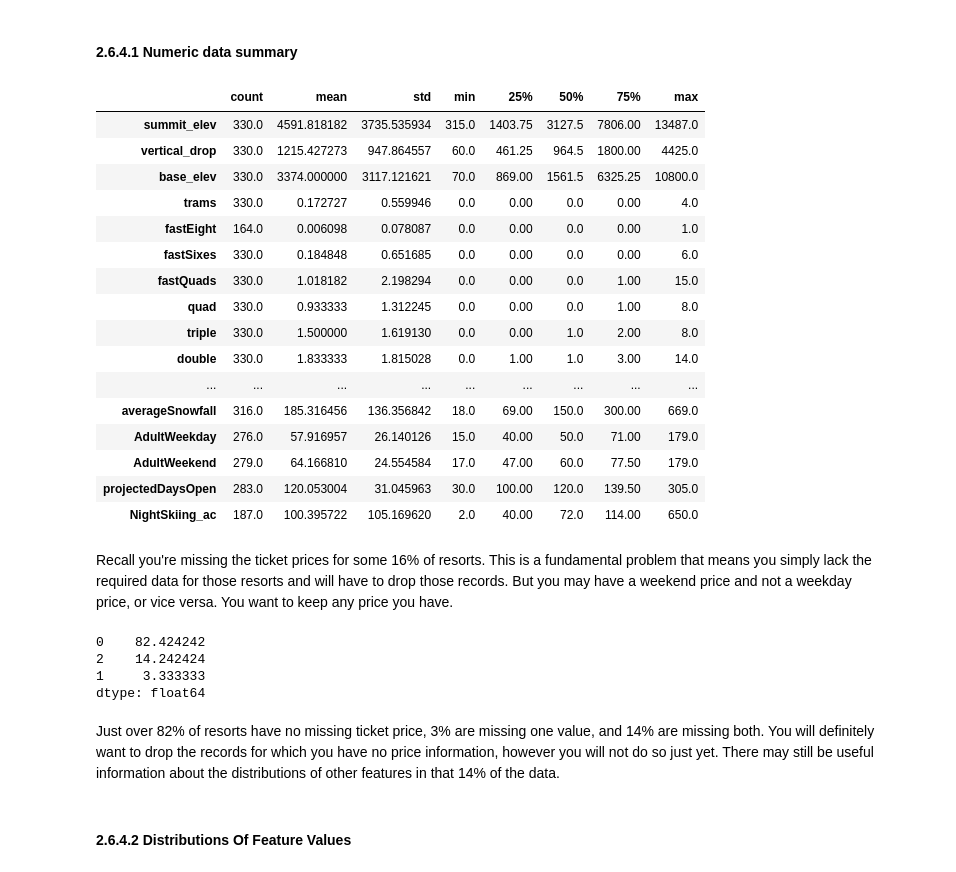
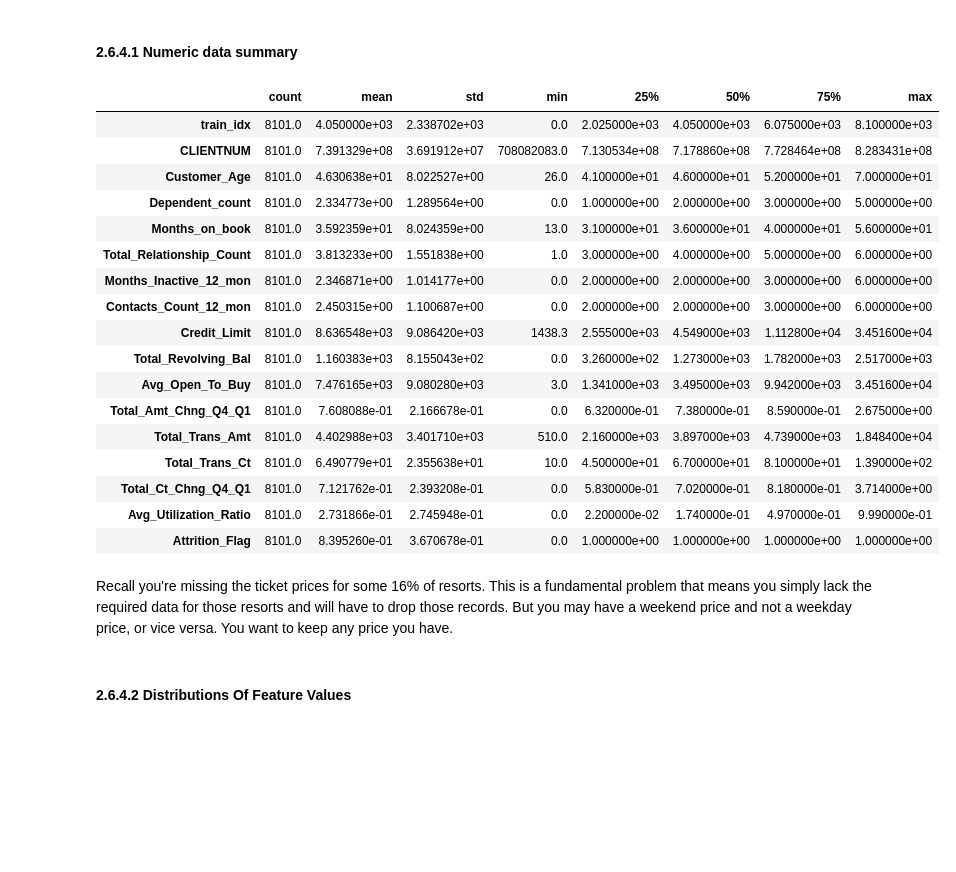
Before and after one commit to tpoozhikala/Bank-Churnrate, a Jupyter notebook: 2_Data_Wrangling/02_data_wrangling.ipynb, the cells around one changed output. Cells and saved outputs as stored; diff of their text form; code cells hidden in the pictures; blank space fills up the shorter version.

```diff
--- a/2_Data_Wrangling/02_data_wrangling.ipynb
+++ b/2_Data_Wrangling/02_data_wrangling.ipynb
@@ -354,39 +276,30 @@ Having decided to reserve judgement on how exactly you utilize the State, turn y
 # %%
 #Code task 17#
 #Call ski_data's `describe` method for a statistical summary of the numerical columns
 #Hint: there are fewer summary stat columns than features, so displaying the transpose
 #will be useful again
-ski_data.describe().T
+bank_df.describe().T
 # %% [output]
 |  | count | mean | std | min | 25% | 50% | 75% | max |
-| summit_elev | 330.0 | 4591.818182 | 3735.535934 | 315.0 | 1403.75 | 3127.5 | 7806.00 | 13487.0 |
-| vertical_drop | 330.0 | 1215.427273 | 947.864557 | 60.0 | 461.25 | 964.5 | 1800.00 | 4425.0 |
-| base_elev | 330.0 | 3374.000000 | 3117.121621 | 70.0 | 869.00 | 1561.5 | 6325.25 | 10800.0 |
-| trams | 330.0 | 0.172727 | 0.559946 | 0.0 | 0.00 | 0.0 | 0.00 | 4.0 |
-| fastEight | 164.0 | 0.006098 | 0.078087 | 0.0 | 0.00 | 0.0 | 0.00 | 1.0 |
-| fastSixes | 330.0 | 0.184848 | 0.651685 | 0.0 | 0.00 | 0.0 | 0.00 | 6.0 |
-| fastQuads | 330.0 | 1.018182 | 2.198294 | 0.0 | 0.00 | 0.0 | 1.00 | 15.0 |
-| quad | 330.0 | 0.933333 | 1.312245 | 0.0 | 0.00 | 0.0 | 1.00 | 8.0 |
-| triple | 330.0 | 1.500000 | 1.619130 | 0.0 | 0.00 | 1.0 | 2.00 | 8.0 |
-| double | 330.0 | 1.833333 | 1.815028 | 0.0 | 1.00 | 1.0 | 3.00 | 14.0 |
-| ... | ... | ... | ... | ... | ... | ... | ... | ... |
-| averageSnowfall | 316.0 | 185.316456 | 136.356842 | 18.0 | 69.00 | 150.0 | 300.00 | 669.0 |
-| AdultWeekday | 276.0 | 57.916957 | 26.140126 | 15.0 | 40.00 | 50.0 | 71.00 | 179.0 |
-| AdultWeekend | 279.0 | 64.166810 | 24.554584 | 17.0 | 47.00 | 60.0 | 77.50 | 179.0 |
-| projectedDaysOpen | 283.0 | 120.053004 | 31.045963 | 30.0 | 100.00 | 120.0 | 139.50 | 305.0 |
-| NightSkiing_ac | 187.0 | 100.395722 | 105.169620 | 2.0 | 40.00 | 72.0 | 114.00 | 650.0 |
+| train_idx | 8101.0 | 4.050000e+03 | 2.338702e+03 | 0.0 | 2.025000e+03 | 4.050000e+03 | 6.075000e+03 | 8.100000e+03 |
+| CLIENTNUM | 8101.0 | 7.391329e+08 | 3.691912e+07 | 708082083.0 | 7.130534e+08 | 7.178860e+08 | 7.728464e+08 | 8.283431e+08 |
+| Customer_Age | 8101.0 | 4.630638e+01 | 8.022527e+00 | 26.0 | 4.100000e+01 | 4.600000e+01 | 5.200000e+01 | 7.000000e+01 |
+| Dependent_count | 8101.0 | 2.334773e+00 | 1.289564e+00 | 0.0 | 1.000000e+00 | 2.000000e+00 | 3.000000e+00 | 5.000000e+00 |
+| Months_on_book | 8101.0 | 3.592359e+01 | 8.024359e+00 | 13.0 | 3.100000e+01 | 3.600000e+01 | 4.000000e+01 | 5.600000e+01 |
+| Total_Relationship_Count | 8101.0 | 3.813233e+00 | 1.551838e+00 | 1.0 | 3.000000e+00 | 4.000000e+00 | 5.000000e+00 | 6.000000e+00 |
+| Months_Inactive_12_mon | 8101.0 | 2.346871e+00 | 1.014177e+00 | 0.0 | 2.000000e+00 | 2.000000e+00 | 3.000000e+00 | 6.000000e+00 |
+| Contacts_Count_12_mon | 8101.0 | 2.450315e+00 | 1.100687e+00 | 0.0 | 2.000000e+00 | 2.000000e+00 | 3.000000e+00 | 6.000000e+00 |
+| Credit_Limit | 8101.0 | 8.636548e+03 | 9.086420e+03 | 1438.3 | 2.555000e+03 | 4.549000e+03 | 1.112800e+04 | 3.451600e+04 |
+| Total_Revolving_Bal | 8101.0 | 1.160383e+03 | 8.155043e+02 | 0.0 | 3.260000e+02 | 1.273000e+03 | 1.782000e+03 | 2.517000e+03 |
+| Avg_Open_To_Buy | 8101.0 | 7.476165e+03 | 9.080280e+03 | 3.0 | 1.341000e+03 | 3.495000e+03 | 9.942000e+03 | 3.451600e+04 |
+| Total_Amt_Chng_Q4_Q1 | 8101.0 | 7.608088e-01 | 2.166678e-01 | 0.0 | 6.320000e-01 | 7.380000e-01 | 8.590000e-01 | 2.675000e+00 |
+| Total_Trans_Amt | 8101.0 | 4.402988e+03 | 3.401710e+03 | 510.0 | 2.160000e+03 | 3.897000e+03 | 4.739000e+03 | 1.848400e+04 |
+| Total_Trans_Ct | 8101.0 | 6.490779e+01 | 2.355638e+01 | 10.0 | 4.500000e+01 | 6.700000e+01 | 8.100000e+01 | 1.390000e+02 |
+| Total_Ct_Chng_Q4_Q1 | 8101.0 | 7.121762e-01 | 2.393208e-01 | 0.0 | 5.830000e-01 | 7.020000e-01 | 8.180000e-01 | 3.714000e+00 |
+| Avg_Utilization_Ratio | 8101.0 | 2.731866e-01 | 2.745948e-01 | 0.0 | 2.200000e-02 | 1.740000e-01 | 4.970000e-01 | 9.990000e-01 |
+| Attrition_Flag | 8101.0 | 8.395260e-01 | 3.670678e-01 | 0.0 | 1.000000e+00 | 1.000000e+00 | 1.000000e+00 | 1.000000e+00 |
 # %% [markdown]
 Recall you're missing the ticket prices for some 16% of resorts. This is a fundamental problem that means you simply lack the required data for those resorts and will have to drop those records. But you may have a weekend price and not a weekday price, or vice versa. You want to keep any price you have.
-# %%
-missing_price = ski_data[['AdultWeekend', 'AdultWeekday']].isnull().sum(axis=1)
-missing_price.value_counts()/len(missing_price) * 100
-# %% [output]
-0    82.424242
-2    14.242424
-1     3.333333
-dtype: float64
-# %% [markdown]
-Just over 82% of resorts have no missing ticket price, 3% are missing one value, and 14% are missing both. You will definitely want to drop the records for which you have no price information, however you will not do so just yet. There may still be useful information about the distributions of other features in that 14% of the data.
 # %% [markdown]
 #### 2.6.4.2 Distributions Of Feature Values<a id='2.6.4.2_Distributions_Of_Feature_Values'></a>
 # %% [markdown]
```
Also changed, not shown: parts of 53 cells of this notebook.
